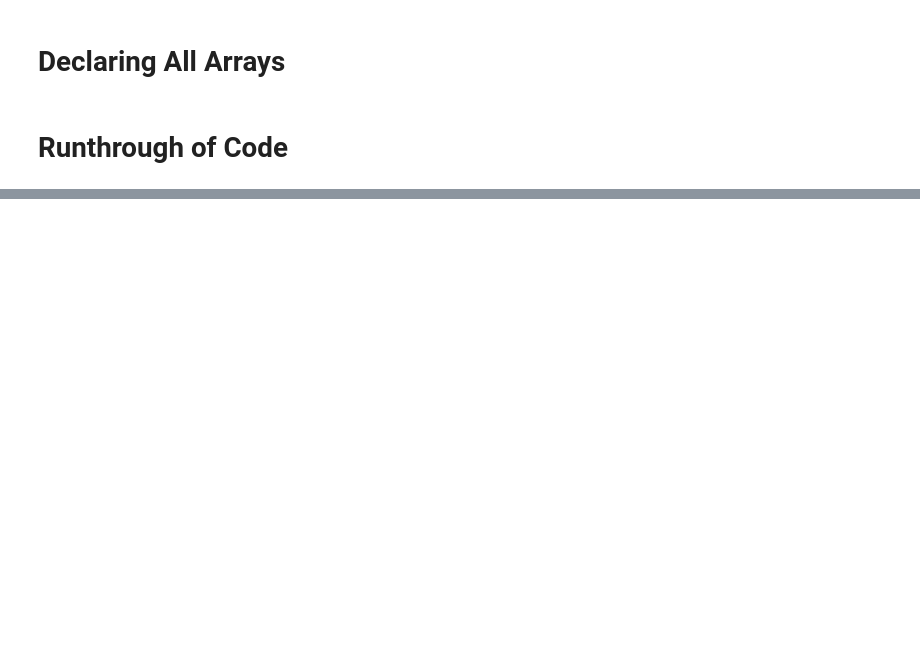
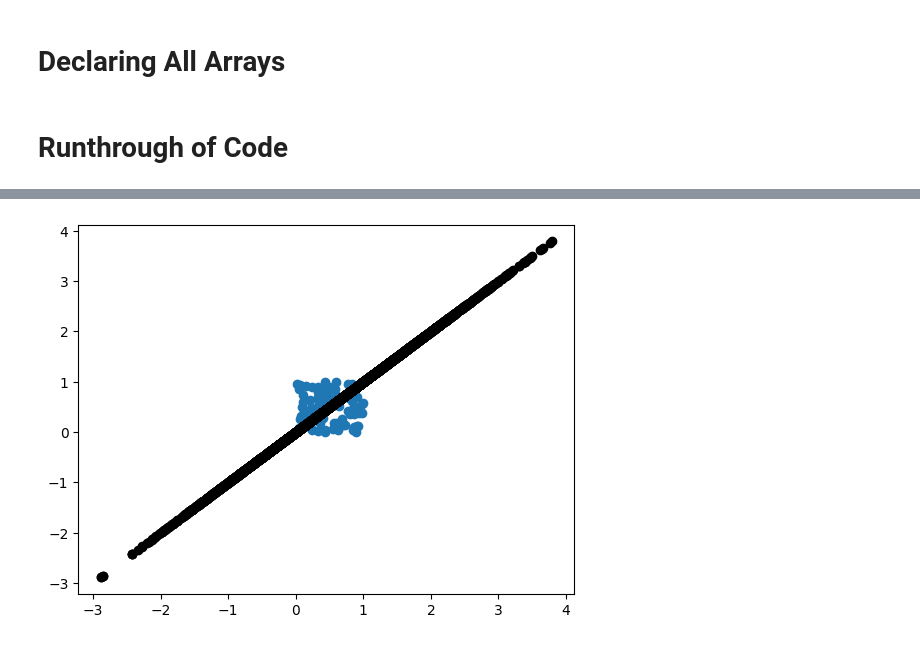
Before and after one commit to kiraaa66/algGNEP, a Jupyter notebook: draft1SGD.ipynb, the cells around one changed output, grey strips where cells are left out. Cells and saved outputs as stored; diff of their text form; code cells hidden in the pictures; blank space fills up the shorter version.

```diff
--- a/draft1SGD.ipynb
+++ b/draft1SGD.ipynb
@@ -44,0 +60,4 @@ def generateChild():
+# %%
+def addParent(parent, b):
+  parent += b
+  return parent
@@ -44,0 +84,5 @@ def generateChild():
+# %%
+def transform(a,b,c):
+  i = int(c/50)
+  newSum = b * (penaltyParent[i] - a)
+  return newSum
@@ -48,13 +105,17 @@ def generateChild():
 #https://www.studytonight.com/python-howtos/how-to-declare-an-array-in-python
 #https://linuxhint.com/numpy-create-2d-array/
 #https://www.pluralsight.com/guides/different-ways-create-numpy-arrays
-setXY = np.zeros(1000)
-setXY = setXY.reshape(500,2)
+setXY = np.zeros(200)
+setXY = setXY.reshape(100,2)
 
 setX = np.empty(500, dtype=object)
 setY = np.empty(500, dtype=object)
 
 children = np.zeros(5000)
-children = children.reshape(100, 50)
+#childrenX = childrenX.reshape(100, 50)
+childrenY = np.zeros(5000)
+#childrenY = childrenY.reshape(100, 50)
+sum1 = np.zeros(5000)
+beta = np.zeros(100)
 # %% [markdown]
 # Runthrough of Code
@@ -95,0 +122,68 @@ num += 1
+# %%
+#initializing all of the points
+from ctypes import set_errno
+
+val = np.arange(5000)
+val2 = np.arange(100)
+print(val)
+num = 1
+
+#https://docs.python.org/3/library/random.html
+
+setX = np.random.uniform(low=0.0, high=1.0, size = 100)
+setY = np.random.uniform(low=0.0, high=1.0, size = 100)
+#set all of the points at once
+
+setXY[:,0] = setX
+setXY[:,1] = setY
+
+for k in range(0,1000):
+
+  print(num)
+  children = generateChild()
+  #children = childrenX
+
+  newX = map(addChild, children, val)
+  newY = map(addChild, children, val)
+
+  childrenX = np.fromiter(newX,dtype=float)
+  childrenY = np.fromiter(newY,dtype=float)
+
+  penP = map(pen, setX, setY)
+  penK = map(pen, childrenX, childrenY)
+
+  penaltyParent = np.fromiter(penP,dtype=float)
+  penaltyKid = np.fromiter(penK, dtype=float)
+  #childrenX = childrenX.reshape(100, 50)
+  #childrenY = childrenY.reshape(100, 50)
+
+  #print(penaltyParent)
+
+  pt = map(transform, penaltyKid, children, val)
+  sum1 = np.fromiter(pt, dtype=float)
+
+  sum1 = sum1.reshape(100,50)
+
+  #print(sum1)
+  #setXY = setXY.reshape(100,2)
+
+  #for i in range(100):
+   # temp = sum1[i,:]
+    #beta[i] = sum(temp)
+  beta1 = map(add, val, sum1)
+  beta = np.fromiter(beta1, dtype=float)
+
+  newPX = map(addParent, setX, beta)
+  newPY = map(addParent, setY, beta)
+
+  setX = np.fromiter(newPX, dtype=float)
+  setY = np.fromiter(newPY, dtype=float)
+
+  #print(num)
+
+  if num % 10 == 0:
+    plt.scatter(setX, setY)
+    plt.scatter(childrenX, childrenY, color = 'k')
+    plt.show()
+  num += 1
+# %% [output]
@@ -95,0 +201 @@ num += 1
+[figure, added]
```
Also changed, not shown: parts of 10 cells of this notebook.
